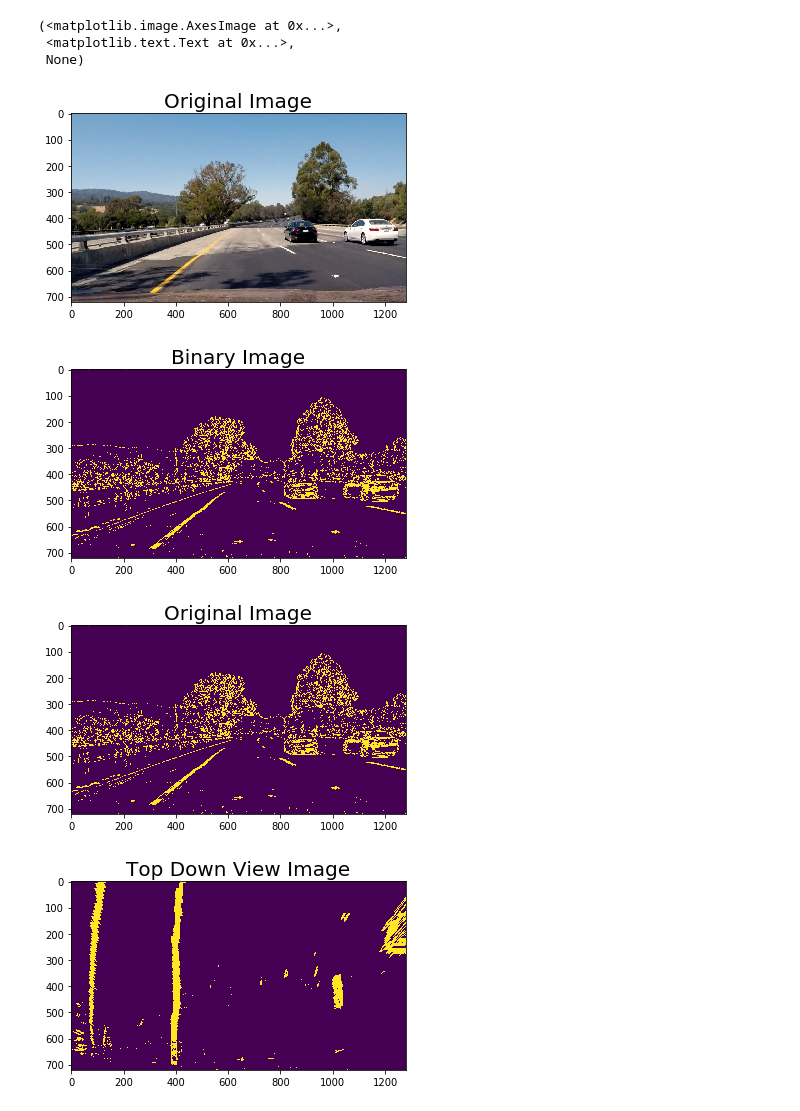
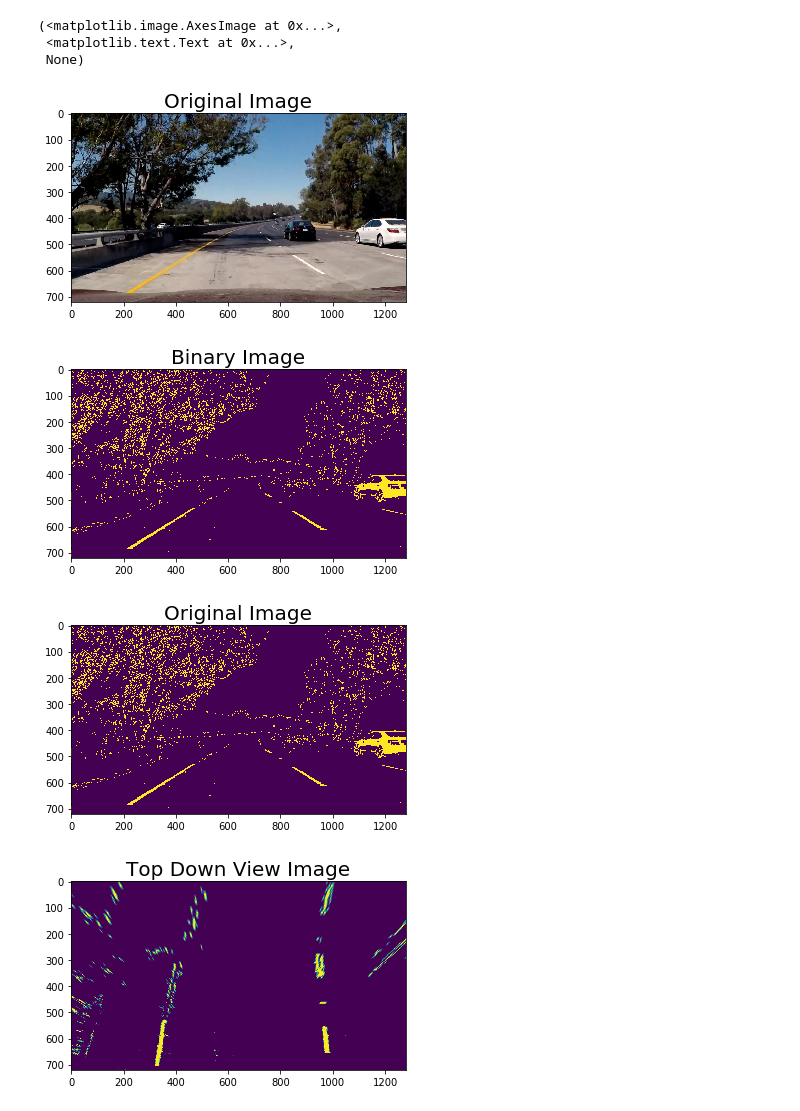
Before and after one commit to ronsos/CarND-AdvLaneLines-Proj4, a Jupyter notebook: lane_finding.ipynb, the cells around one changed output. Cells and saved outputs as stored; diff of their text form; code cells hidden in the pictures.

Commit message:
Fully successful lane finding on project video.

```diff
--- a/lane_finding.ipynb
+++ b/lane_finding.ipynb
@@ -72,57 +72,82 @@ ret =  True
 
 # Load image
 #image = mpimg.imread('test_images/straight_lines2.jpg')
-image = mpimg.imread('test_images/test4.jpg')
+image = mpimg.imread('test_images/test5.jpg')
 
 # Threshold function
-def pipeline(img, s_thresh=(170, 255), sx_thresh=(20, 100)):
+def pipeline(img, s_thresh=(200, 250), l_thresh=(210, 255), r_thresh=(220, 250), g_thresh=(220, 255)):
     img = np.copy(img)
-    # Convert to HSV color space and separate the V channel
-    hsv = cv2.cvtColor(img, cv2.COLOR_RGB2HLS).astype(np.float)
-    l_channel = hsv[:,:,1]
-    s_channel = hsv[:,:,2]
+
+    # Grayscale image
+    # NOTE: we already saw that standard grayscaling lost color information for the lane lines
+    # Explore gradients in other colors spaces / color channels to see what might work better
+    gray = cv2.cvtColor(img, cv2.COLOR_RGB2GRAY)
+
     # Sobel x
-    sobelx = cv2.Sobel(l_channel, cv2.CV_64F, 1, 0) # Take the derivative in x
+    sobelx = cv2.Sobel(gray, cv2.CV_64F, 1, 0) # Take the derivative in x
     abs_sobelx = np.absolute(sobelx) # Absolute x derivative to accentuate lines away from horizontal
     scaled_sobel = np.uint8(255*abs_sobelx/np.max(abs_sobelx))
 
     # Threshold x gradient
+    thresh_min = 35
+    thresh_max = 90 #100
     sxbinary = np.zeros_like(scaled_sobel)
-    sxbinary[(scaled_sobel >= sx_thresh[0]) & (scaled_sobel <= sx_thresh[1])] = 1
+    sxbinary[(scaled_sobel >= thresh_min) & (scaled_sobel <= thresh_max)] = 1
 
-    # Threshold color channel
+    # Convert to HLS color space and separate l and s
+    hls = cv2.cvtColor(img, cv2.COLOR_RGB2HLS).astype(np.float)
+    l_channel = hls[:,:,1]
+    s_channel = hls[:,:,2]
+
+    # Set R and B channel
+    r_channel = img[:,:,0]
+    g_channel = img[:,:,1]
+
+    # Threshold R-channel
+    r_binary = np.zeros_like(r_channel)
+    r_binary[(r_channel >= r_thresh[0]) & (r_channel <= r_thresh[1])] = 1
+
+    # Threshold G-channel
+    g_binary = np.zeros_like(g_channel)
+    g_binary[(g_channel >= g_thresh[0]) & (g_channel <= g_thresh[1])] = 1
+
+    # Threshold S-channel
     s_binary = np.zeros_like(s_channel)
     s_binary[(s_channel >= s_thresh[0]) & (s_channel <= s_thresh[1])] = 1
 
+    # Threshold L-channel
+    l_binary = np.zeros_like(l_channel)
+    l_binary[(l_channel >= l_thresh[0]) & (l_channel <= l_thresh[1])] = 1
+
     # Generate combined binary
-    combined_binary = np.zeros_like(sxbinary)
-    combined_binary[(sxbinary >= 1) | (s_binary >= 1)] = 1
+    combined_binary = np.zeros_like(s_binary)
+    #combined_binary[(l_binary >= 1) | (s_binary >= 1) | (r_binary >= 1) | (g_binary >= 1)] = 1
+    combined_binary[(l_binary >= 1) | (s_binary >= 1) | (r_binary >= 1) | (g_binary >= 1) | (sxbinary >= 1)] = 1
     return combined_binary
 
     # Stack each channel
-    #color_binary = np.dstack(( np.zeros_like(sxbinary), sxbinary, s_binary))
+    color_binary = np.dstack(( np.zeros_like(s_binary), r_binary, g_binary))
+    color_binary = np.dstack(( np.zeros_like(s_binary), l_binary, s_binary))
     #return color_binary
 
 thresh_image = pipeline(image)
 
 #Plot the result
 plt.imshow(image), plt.title('Original Image', fontsize=20)
 plt.show()
 plt.imshow(thresh_image), plt.title('Binary Image', fontsize=20)
 plt.show()
 # %% [output]
-[figure, old version]
+[figure, new version]
-[figure, old version]
+[figure, new version]
 # %%
 # Perspective Transform
 
 # Read in an image
-#img = cv2.imread('test_images/straight_lines1.jpg')
-#img = cv2.imread('test_images/test2.jpg')
 img = thresh_image
 
 # Source and destination points
-src = np.float32([[(200, 720), (565, 470), (725, 470), (1130, 720)]])
+src = np.float32([[(200, 720), (576, 450), (718, 450), (1130, 720)]])
 dst = np.float32([[(350, 720), (350, 0), (980, 0), (980, 720)]])
 
 # Find perspective transform matrix and inverse
@@ -140,5 +165,5 @@ plt.show()
 plt.imshow(warped), plt.title('Top Down View Image', fontsize=20)
 plt.show()
 # %% [output]
-[figure, old version]
+[figure, new version]
-[figure, old version]
+[figure, new version]
```
Also changed, not shown: parts of 5 cells of this notebook, 1 other file.
